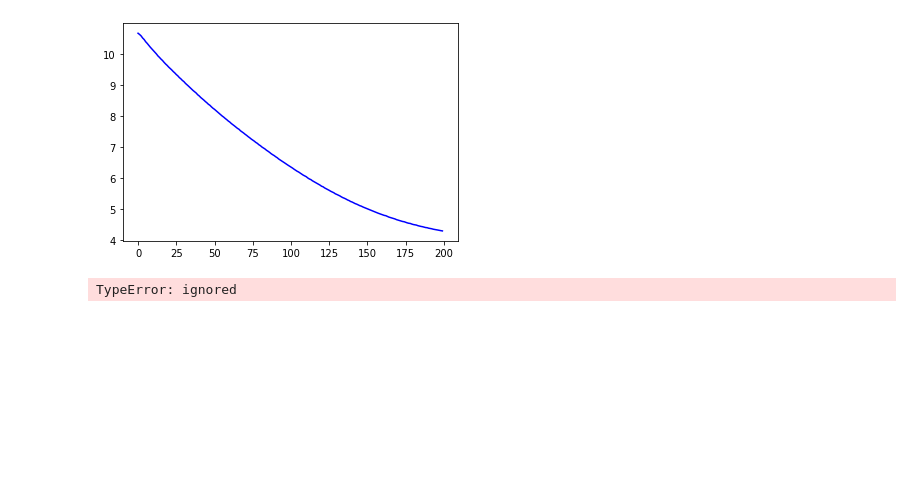
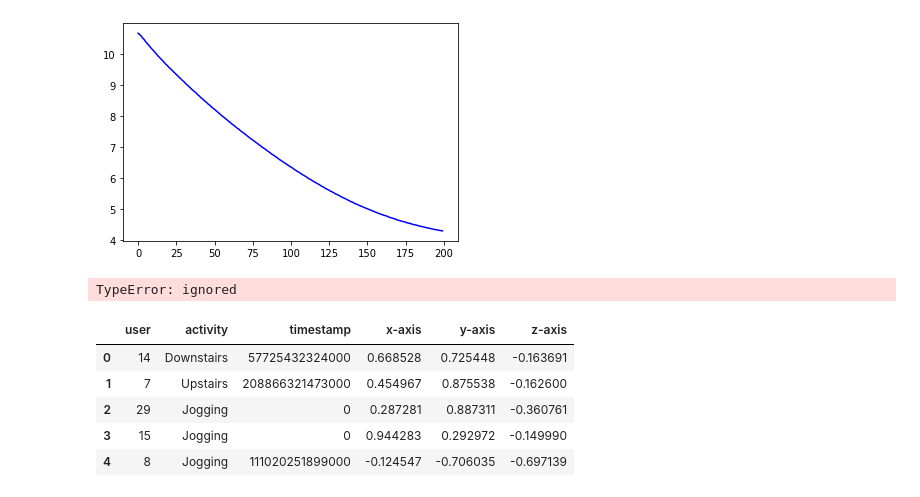
Before and after one commit to AkhilVinayakp/HAR_LSTM_CNN, a Jupyter notebook: windowing_test.ipynb, the cells around one changed output. Drawn from its saved outputs; the diff is of its cells as text; code cells hidden in the pictures; blank space fills up the shorter version.

```diff
--- a/windowing_test.ipynb
+++ b/windowing_test.ipynb
@@ -367,0 +381,9 @@ TypeError: ignored
+# %%
+df.head()
+# %% [output]
+|  | user | activity | timestamp | x-axis | y-axis | z-axis |
+| 0 | 14 | Downstairs | 57725432324000 | 0.668528 | 0.725448 | -0.163691 |
+| 1 | 7 | Upstairs | 208866321473000 | 0.454967 | 0.875538 | -0.162600 |
+| 2 | 29 | Jogging | 0 | 0.287281 | 0.887311 | -0.360761 |
+| 3 | 15 | Jogging | 0 | 0.944283 | 0.292972 | -0.149990 |
+| 4 | 8 | Jogging | 111020251899000 | -0.124547 | -0.706035 | -0.697139 |
```
Also changed, not shown: parts of 25 cells of this notebook.
